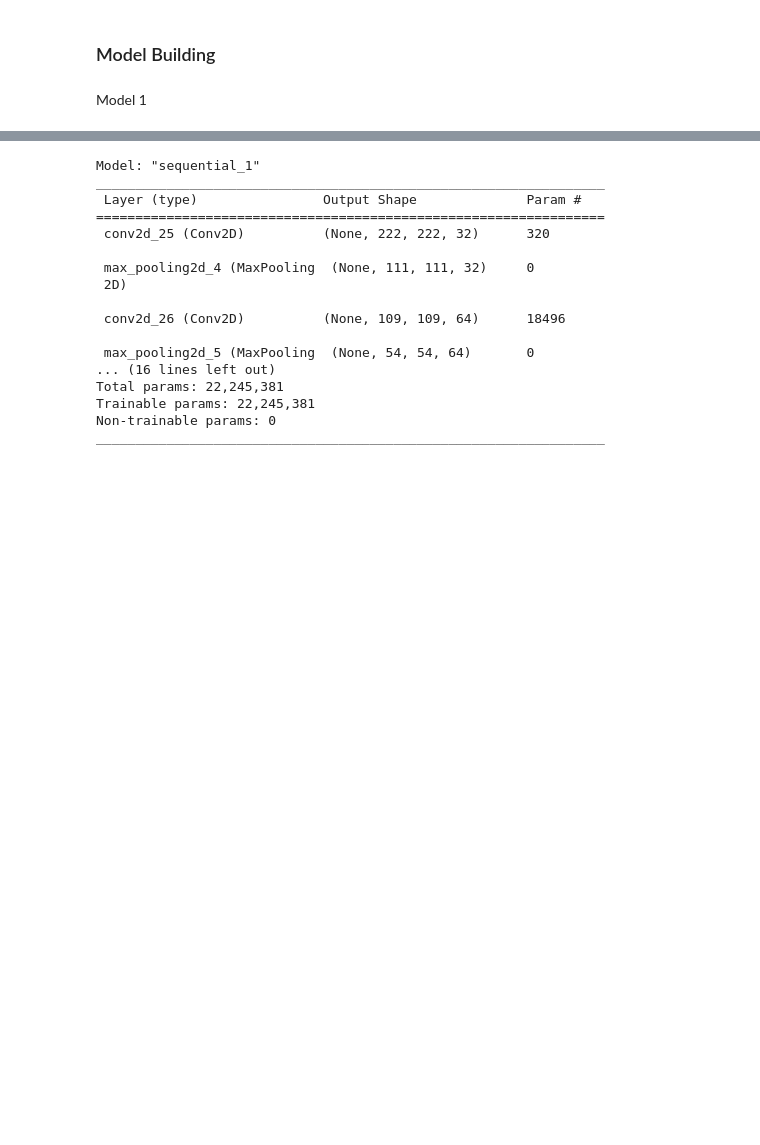
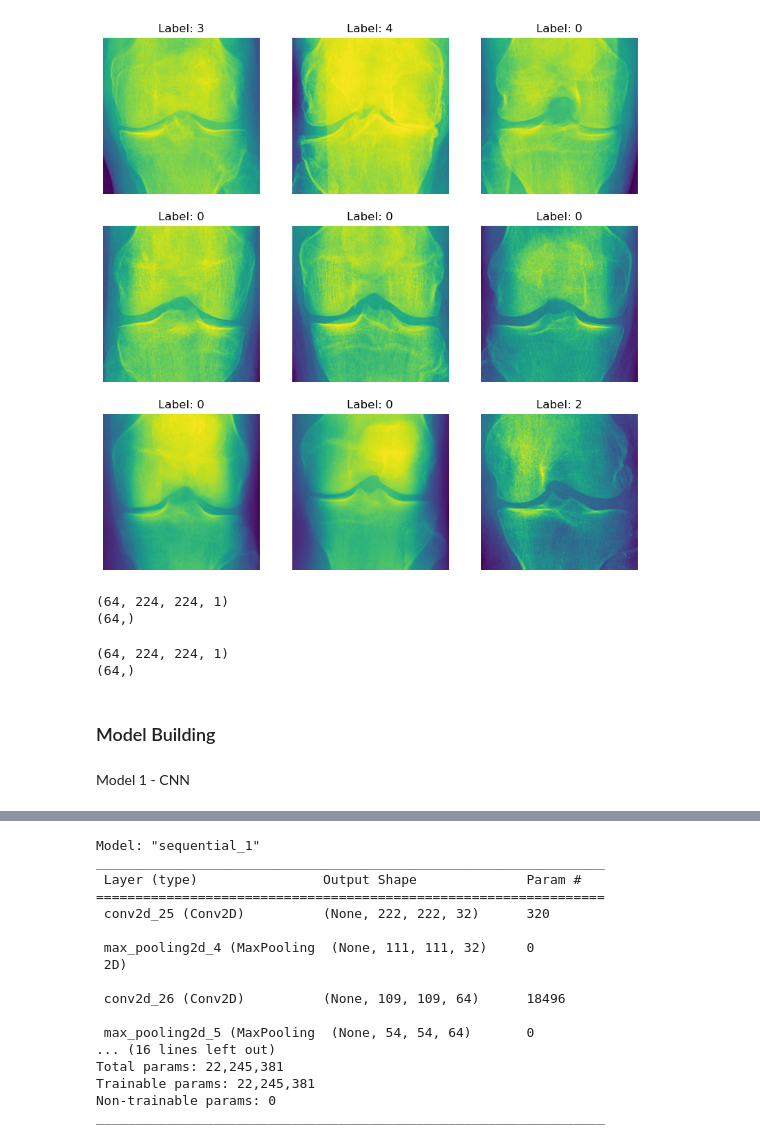
Before and after one commit to TanushJadhav/Predicting-Stages-of-Osteoarthritis, a Jupyter notebook: Prediction_Notebook.ipynb, the cells around one changed output, grey strips where cells are left out. Cells and saved outputs as stored; diff of their text form; code cells hidden in the pictures; blank space fills up the shorter version.

```diff
--- a/Prediction_Notebook.ipynb
+++ b/Prediction_Notebook.ipynb
@@ -136,0 +108,28 @@ plt.show()
+# %%
+for images, labels in val_ds.take(1):  # Take one batch for visualization
+    # Plot the images
+    plt.figure(figsize=(10, 10))
+    for i in range(9):  # Adjust as needed for the number of images to display
+        ax = plt.subplot(3, 3, i + 1)
+        plt.imshow(images[i].numpy().squeeze())  # Visualize grayscale images
+        plt.title(f'Label: {labels[i].numpy()}')
+        plt.axis('off')
+    plt.show()
+# %% [output]
+[figure, added]
+# %%
+for image_batch, labels_batch in train_ds:
+  print(image_batch.shape)
+  print(labels_batch.shape)
+  break
+# %% [output]
+(64, 224, 224, 1)
+(64,)
+# %%
+for image_batch, labels_batch in val_ds:
+  print(image_batch.shape)
+  print(labels_batch.shape)
+  break
+# %% [output]
+(64, 224, 224, 1)
+(64,)
@@ -137,7 +141,7 @@ plt.show()
 # %% [markdown]
 ### Model Building
 # %% [markdown]
-Model 1
+Model 1  - CNN
 # %%
 model1=Sequential()
 
```
Also changed, not shown: parts of 25 cells of this notebook, 4 other files.
